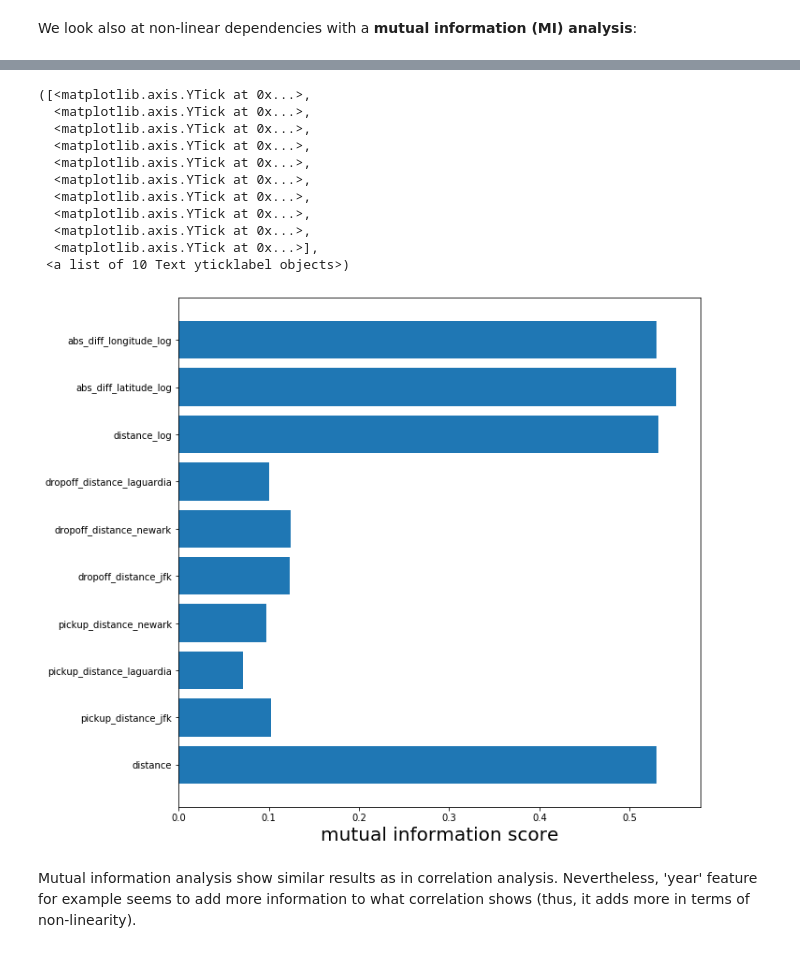
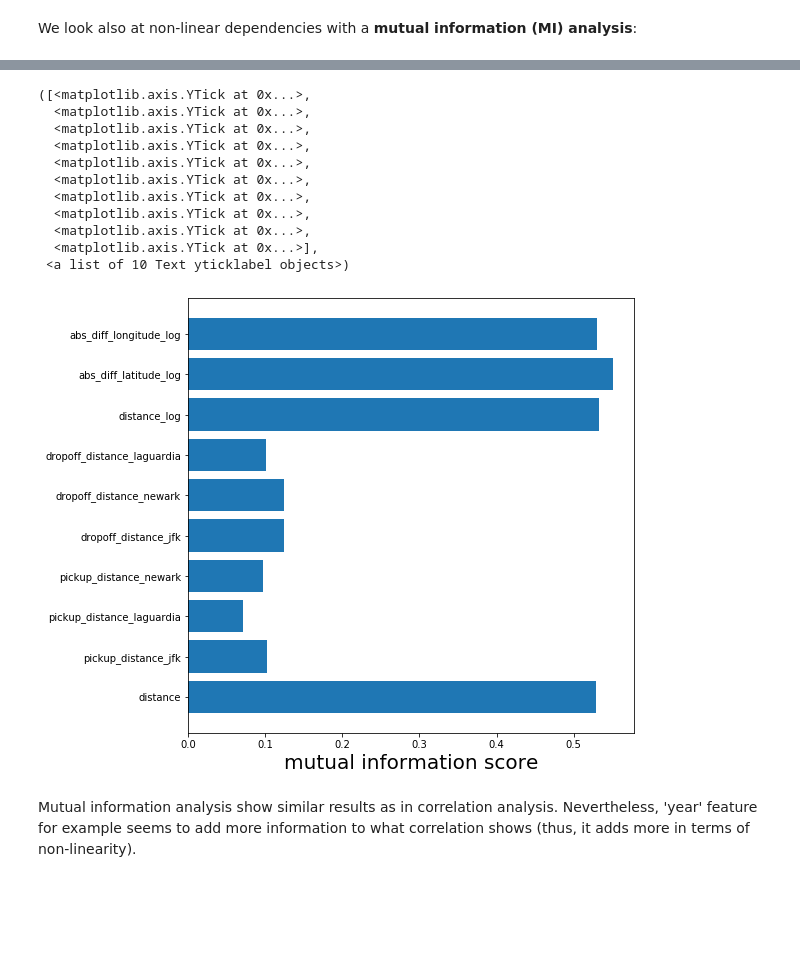
Before and after one commit to ana-rlopez/NYC_taxi_fare_prediction, a Jupyter notebook: NYC_taxi_fare_prediction.ipynb, the cells around one changed output, grey strips where cells are left out. Saved outputs shown, nothing was run; the diff lists cells and outputs as text; code cells hidden in the pictures; blank space fills up the shorter version.

```diff
--- a/NYC_taxi_fare_prediction.ipynb
+++ b/NYC_taxi_fare_prediction.ipynb
@@ -348,22 +346,22 @@ plt.yticks(index_MI1,feats_MI1, fontsize=10, rotation=0)
 # %%
 index_MI2 = np.arange(len(feats_MI2))
-plt.figure(figsize=(10,10))
+plt.figure(figsize=(8,8))
 plt.barh(index_MI2, feature_MIscores2)
 plt.xlabel('mutual information score', fontsize=20)
 plt.yticks(index_MI2, feats_MI2, fontsize=10, rotation=0)
 # %% [output]
 ([<matplotlib.axis.YTick at 0x...>,
   <matplotlib.axis.YTick at 0x...>,
   <matplotlib.axis.YTick at 0x...>,
   <matplotlib.axis.YTick at 0x...>,
   <matplotlib.axis.YTick at 0x...>,
   <matplotlib.axis.YTick at 0x...>,
   <matplotlib.axis.YTick at 0x...>,
   <matplotlib.axis.YTick at 0x...>,
   <matplotlib.axis.YTick at 0x...>,
   <matplotlib.axis.YTick at 0x...>],
  <a list of 10 Text yticklabel objects>)
-[figure, old version]
+[figure, new version]
 # %% [markdown]
 Mutual information analysis show similar results as in correlation analysis. Nevertheless, 'year' feature for example seems to add more information to what correlation shows (thus, it adds more in terms of non-linearity).
 # %% [markdown]
```
Also changed, not shown: parts of 51 cells of this notebook.
